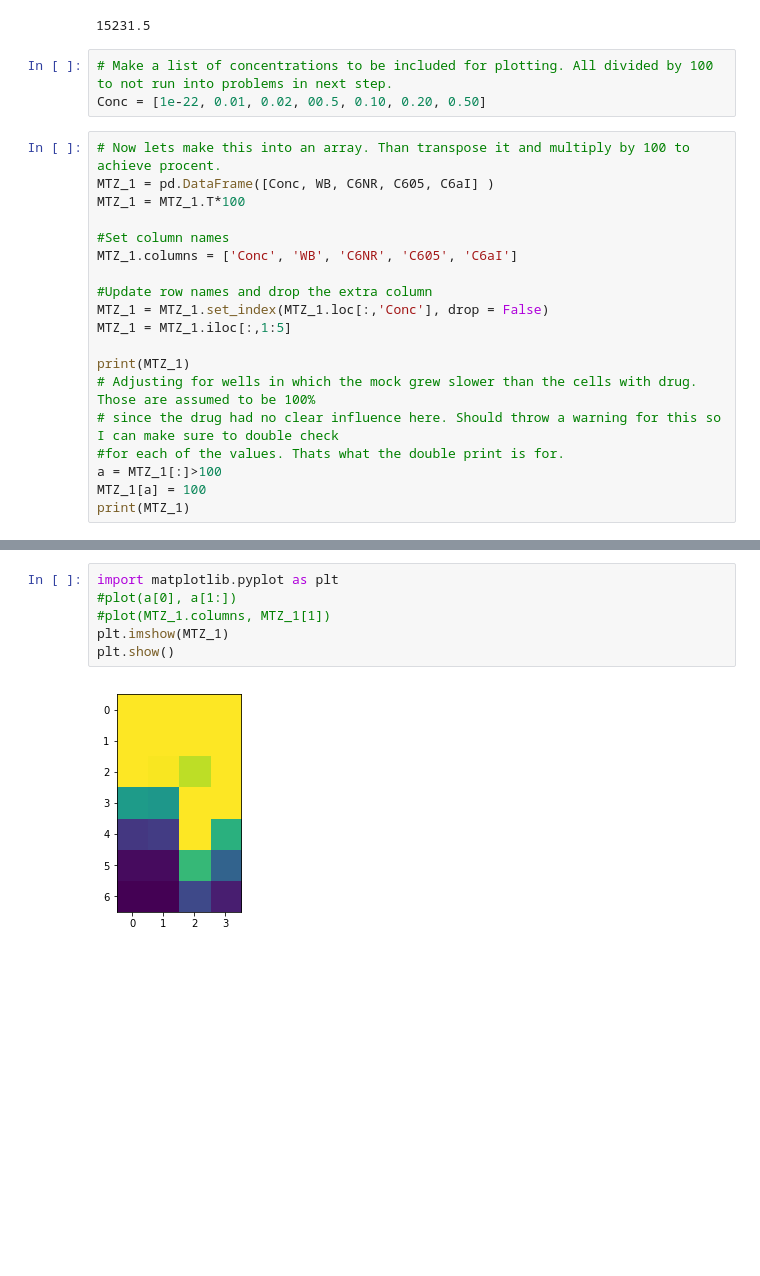
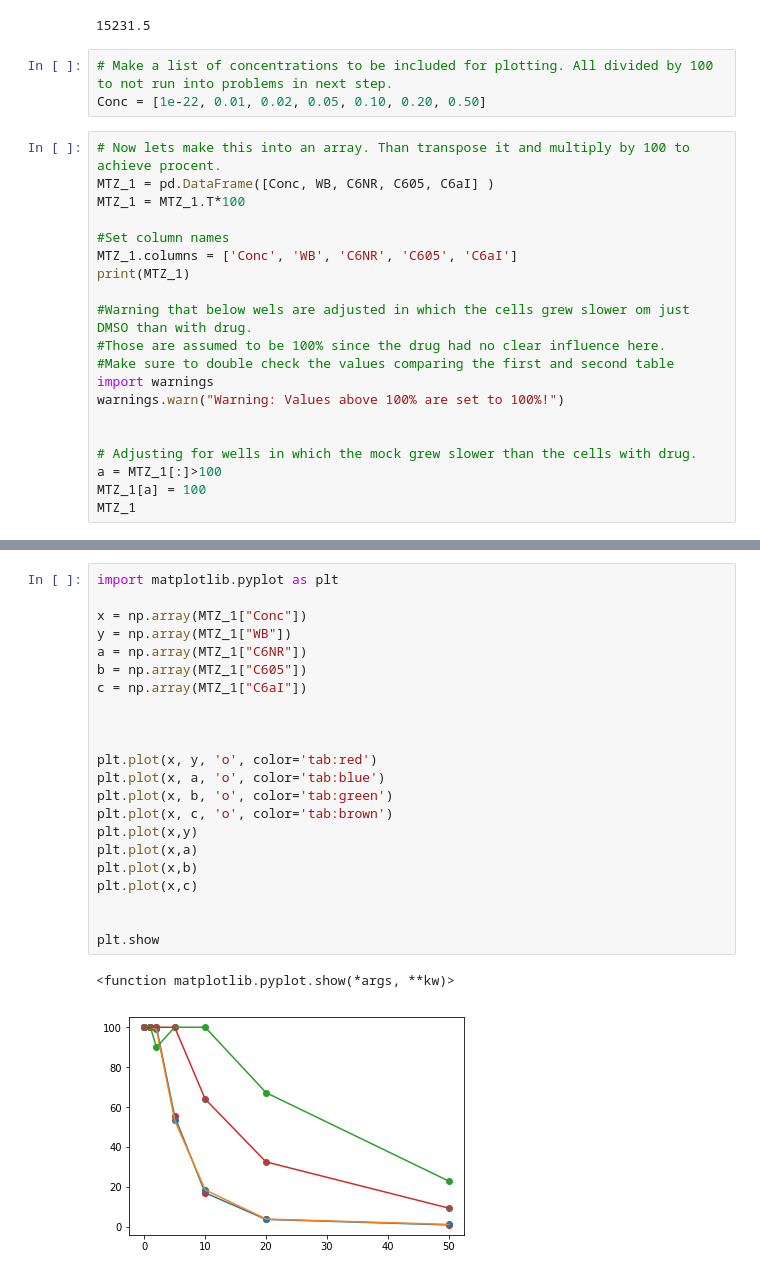
Before and after one commit to SaschaKrakovka/project, a Jupyter notebook: IC50MTZ_12_9_19_1.ipynb, the cells around one changed output, grey strips where cells are left out. Saved outputs shown, nothing was run; the diff lists cells and outputs as text; blank space fills up the shorter version.

Commit message:
Worked on plotting and curve fitting the data. Next up is automated IC50 caluclation.

```diff
--- a/IC50MTZ_12_9_19_1.ipynb
+++ b/IC50MTZ_12_9_19_1.ipynb
@@ -130,7 +132,7 @@ C6aI0
 15231.5
 # %%
 # Make a list of concentrations to be included for plotting. All divided by 100 to not run into problems in next step.
-Conc = [1e-22, 0.01, 0.02, 00.5, 0.10, 0.20, 0.50]
+Conc = [1e-22, 0.01, 0.02, 0.05, 0.10, 0.20, 0.50]
 # %%
 # Now lets make this into an array. Than transpose it and multiply by 100 to achieve procent.
 MTZ_1 = pd.DataFrame([Conc, WB, C6NR, C605, C6aI] )
@@ -138,16 +140,17 @@ MTZ_1 = MTZ_1.T*100
 
 #Set column names
 MTZ_1.columns = ['Conc', 'WB', 'C6NR', 'C605', 'C6aI']
+print(MTZ_1)
 
-#Update row names and drop the extra column
-MTZ_1 = MTZ_1.set_index(MTZ_1.loc[:,'Conc'], drop = False)
-MTZ_1 = MTZ_1.iloc[:,1:5]
+#Warning that below wels are adjusted in which the cells grew slower om just DMSO than with drug.
+#Those are assumed to be 100% since the drug had no clear influence here.
+#Make sure to double check the values comparing the first and second table
+import warnings
+warnings.warn("Warning: Values above 100% are set to 100%!")
 
-print(MTZ_1)
-# Adjusting for wells in which the mock grew slower than the cells with drug. Those are assumed to be 100%
-# since the drug had no clear influence here. Should throw a warning for this so I can make sure to double check
-#for each of the values. Thats what the double print is for.
+
+# Adjusting for wells in which the mock grew slower than the cells with drug.
 a = MTZ_1[:]>100
 MTZ_1[a] = 100
-print(MTZ_1)
+MTZ_1
 # %% [output]
@@ -172,8 +173,25 @@ Conc
-# %%
-import matplotlib.pyplot as plt
-#plot(a[0], a[1:])
-#plot(MTZ_1.columns, MTZ_1[1])
-plt.imshow(MTZ_1)
-plt.show()
-# %% [output]
-[figure, removed]
+# %%
+import matplotlib.pyplot as plt
+
+x = np.array(MTZ_1["Conc"])
+y = np.array(MTZ_1["WB"])
+a = np.array(MTZ_1["C6NR"])
+b = np.array(MTZ_1["C605"])
+c = np.array(MTZ_1["C6aI"])
+
+
+
+plt.plot(x, y, 'o', color='tab:red')
+plt.plot(x, a, 'o', color='tab:blue')
+plt.plot(x, b, 'o', color='tab:green')
+plt.plot(x, c, 'o', color='tab:brown')
+plt.plot(x,y)
+plt.plot(x,a)
+plt.plot(x,b)
+plt.plot(x,c)
+
+
+plt.show
+# %% [output]
+<function matplotlib.pyplot.show(*args, **kw)>
+[figure, added]
```
Also changed, not shown: parts of 12 cells of this notebook, 2 other files.
